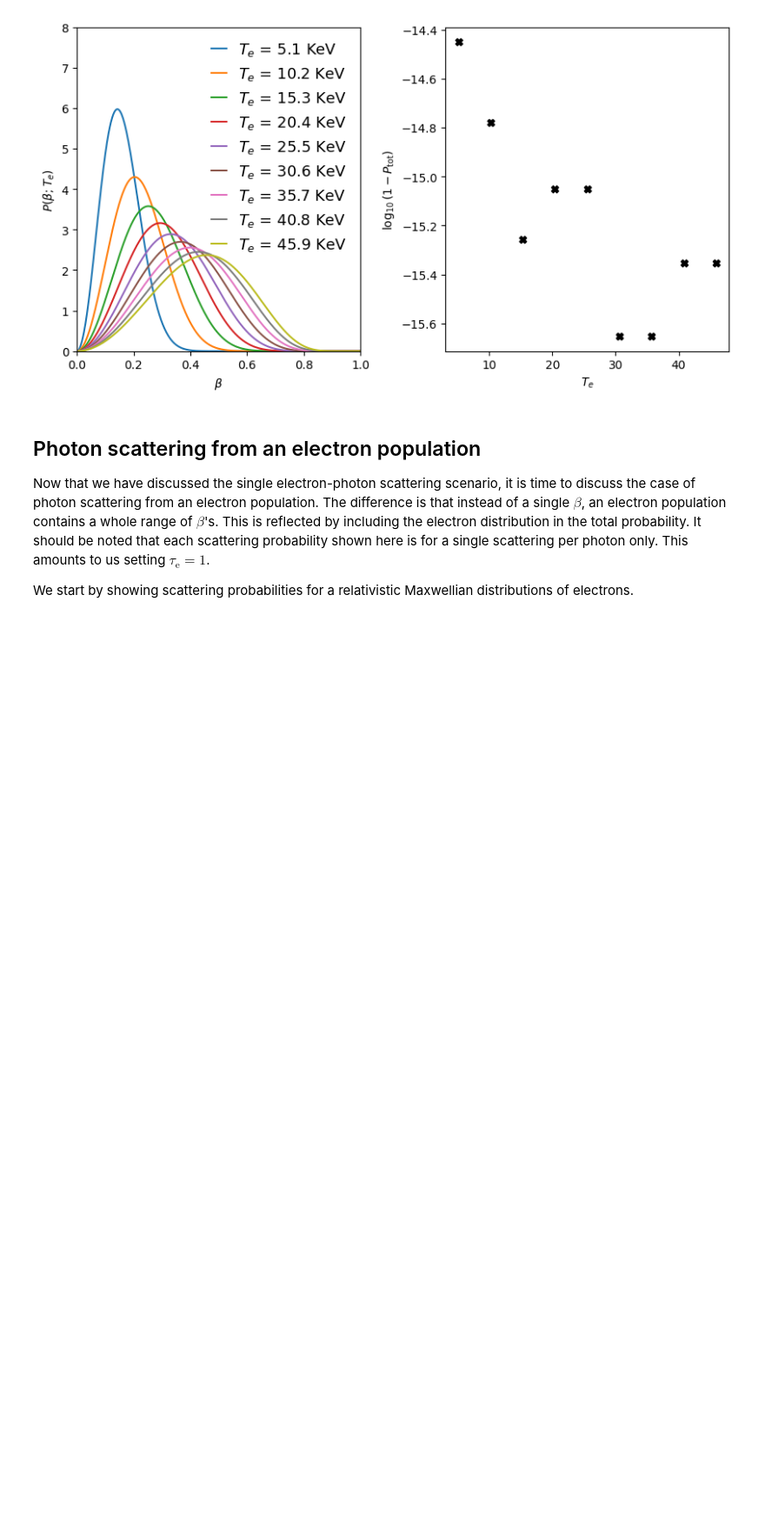
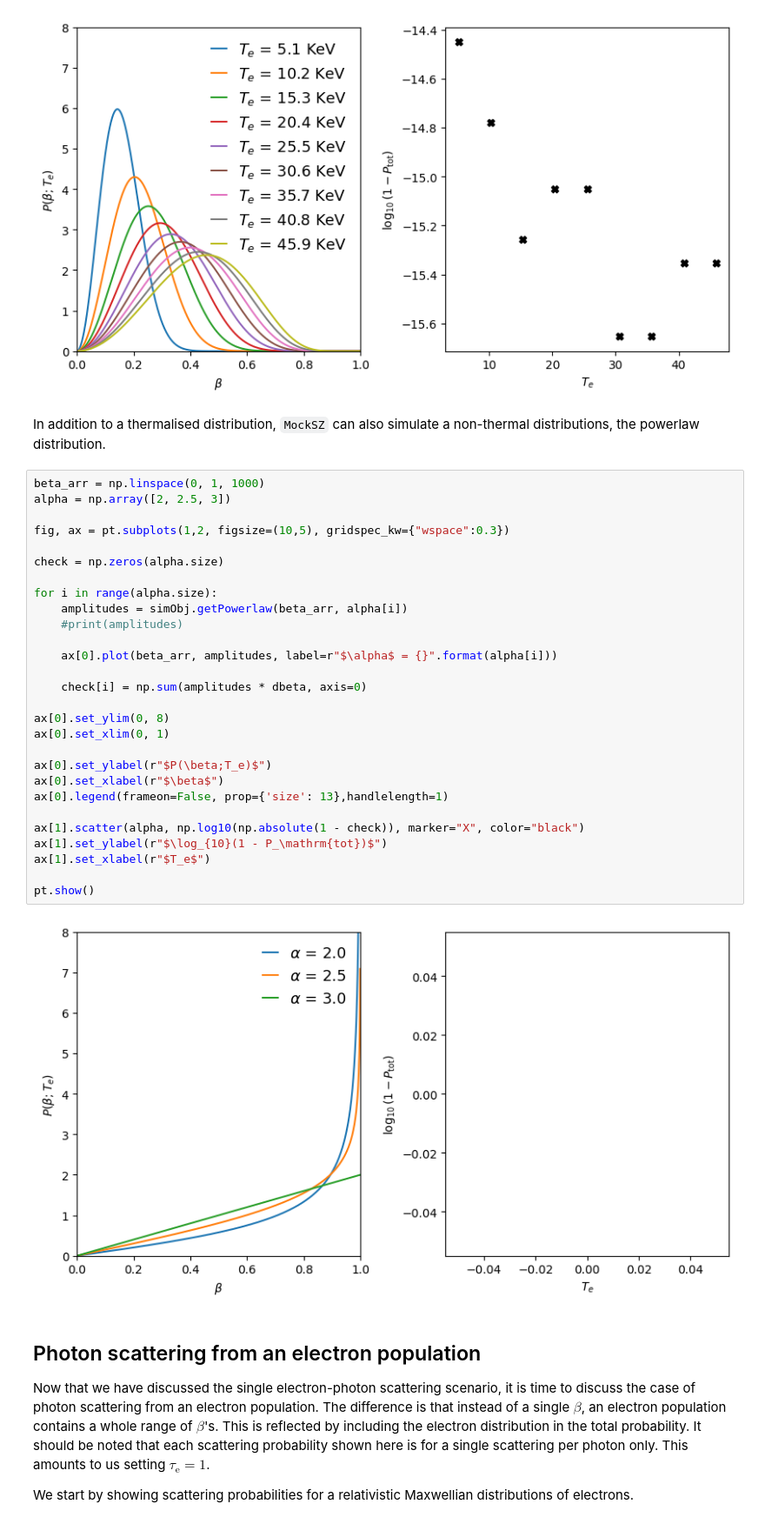
Before and after one commit to arendMoerman/MockSZ, a Jupyter notebook: etc/demos/Scatterings.ipynb, the cells around one changed output. Shown: that part at 87% size. Cells and saved outputs as stored; diff of their text form; blank space fills up the shorter version.

````diff
--- a/etc/demos/Scatterings.ipynb
+++ b/etc/demos/Scatterings.ipynb
@@ -89,6 +89,38 @@ ax[1].set_xlabel(r"$T_e$")
 pt.show()
 # %% [output]
 [figure]
+# %% [markdown]
+In addition to a thermalised distribution, ```MockSZ``` can also simulate a non-thermal distributions, the powerlaw distribution.
+# %%
+beta_arr = np.linspace(0, 1, 1000)
+alpha = np.array([2, 2.5, 3])
+
+fig, ax = pt.subplots(1,2, figsize=(10,5), gridspec_kw={"wspace":0.3})
+
+check = np.zeros(alpha.size)
+
+for i in range(alpha.size):
+    amplitudes = simObj.getPowerlaw(beta_arr, alpha[i])
+    #print(amplitudes)
+
+    ax[0].plot(beta_arr, amplitudes, label=r"$\alpha$ = {}".format(alpha[i]))
+
+    check[i] = np.sum(amplitudes * dbeta, axis=0)
+
+ax[0].set_ylim(0, 8)
+ax[0].set_xlim(0, 1)
+
+ax[0].set_ylabel(r"$P(\beta;T_e)$")
+ax[0].set_xlabel(r"$\beta$")
+ax[0].legend(frameon=False, prop={'size': 13},handlelength=1)
+
+ax[1].scatter(alpha, np.log10(np.absolute(1 - check)), marker="X", color="black")
+ax[1].set_ylabel(r"$\log_{10}(1 - P_\mathrm{tot})$")
+ax[1].set_xlabel(r"$T_e$")
+
+pt.show()
+# %% [output]
+[figure, added]
 # %% [markdown]
 ## Photon scattering from an electron population
 
````
Also changed, not shown: parts of 2 cells of this notebook, 27 other files.
